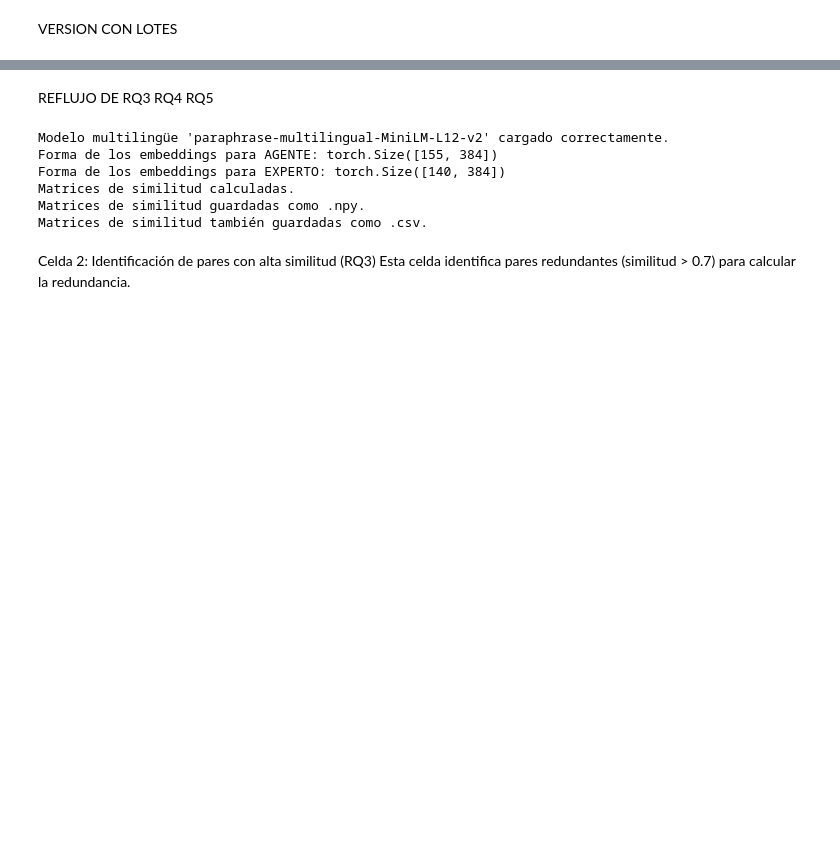
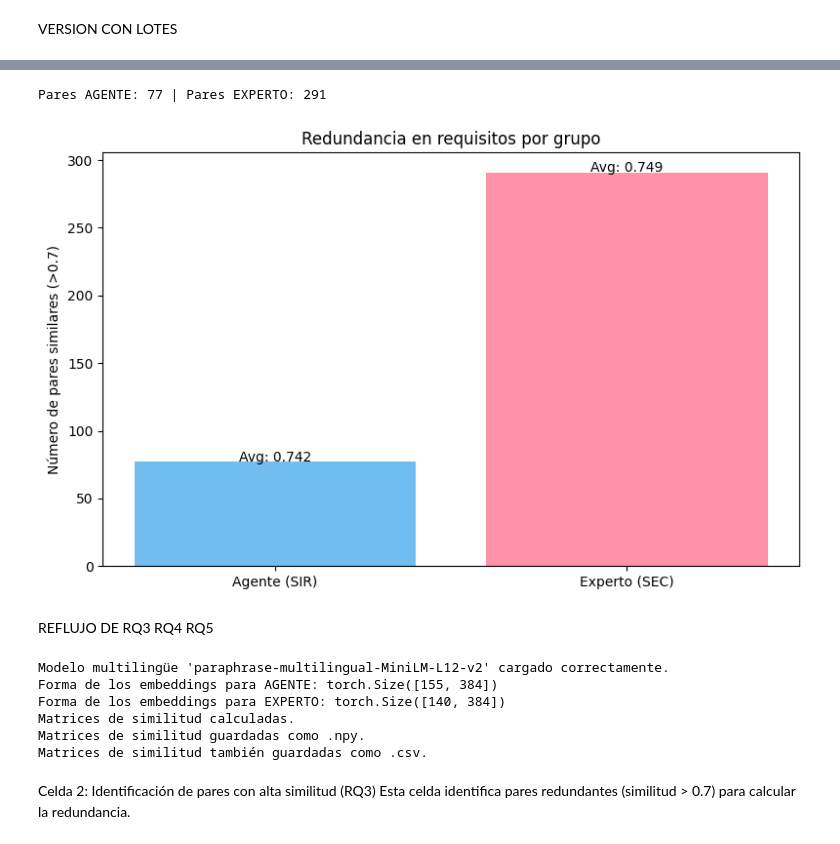
Before and after one commit to JorgeGarrido12/ValidacionRequisitos, a Jupyter notebook: validacion/validacion-notebook.ipynb, the cells around one changed output, grey strips where cells are left out. Cells and saved outputs as stored; diff of their text form; code cells hidden in the pictures; blank space fills up the shorter version.

```diff
--- a/validacion/validacion-notebook.ipynb
+++ b/validacion/validacion-notebook.ipynb
@@ -398,3 +411,70 @@ Gráfico de completitud guardado como completitud_comparison.png
+# %%
+import pandas as pd
+
+# --- Cargar matrices de similitud ---
+agent_similarity_matrix = pd.read_csv('RQ3/similarity_matrix_agente.csv').values
+expert_similarity_matrix = pd.read_csv('RQ3/similarity_matrix_experto.csv').values
+
+# --- Cargar requisitos AGENTE ---
+agent_df = pd.read_csv('RQ3-4-5/quick_scan_template_agente.csv')
+agent_requisitos = agent_df['descripcion'].fillna("").tolist()
+agent_ids = agent_df['requerimiento_id'].tolist()
+
+# --- Cargar requisitos EXPERTO desde archivo limpio ---
+expert_df = pd.read_csv('RQ3-4-5/checklist_human_clean.csv')
+expert_requisitos = expert_df['Descripción'].fillna("").tolist()
+expert_ids = expert_df['ID'].tolist()
+
+# --- Detectar pares similares ---
+def detectar_pares_similares(sim_matrix, ids, textos, umbral=0.7):
+    pares = []
+    for i in range(len(textos)):
+        for j in range(i + 1, len(textos)):
+            if sim_matrix[i][j] > umbral:
+                pares.append({
+                    'Req_1_ID': ids[i], 'Req_1': textos[i],
+                    'Req_2_ID': ids[j], 'Req_2': textos[j],
+                    'Similarity': sim_matrix[i][j]
+                })
+    return pares
+
+agent_pares = detectar_pares_similares(agent_similarity_matrix, agent_ids, agent_requisitos)
+expert_pares = detectar_pares_similares(expert_similarity_matrix, expert_ids, expert_requisitos)
+
+# --- Guardar resultados ---
+pd.DataFrame(agent_pares).to_csv('RQ3/high_similarity_pairs_agente.csv', index=False)
+pd.DataFrame(expert_pares).to_csv('RQ3/high_similarity_pairs_experto.csv', index=False)
+
+print(f"Pares AGENTE: {len(agent_pares)} | Pares EXPERTO: {len(expert_pares)}")
+# %% [output]
+Pares AGENTE: 77 | Pares EXPERTO: 291
+# %%
+import pandas as pd
+import matplotlib.pyplot as plt
+
+agente_df = pd.read_csv('RQ3/high_similarity_pairs_agente.csv')
+experto_df = pd.read_csv('RQ3/high_similarity_pairs_experto.csv')
+
+total_pairs_agente = len(agente_df)
+total_pairs_experto = len(experto_df)
+avg_sim_agente = agente_df['Similarity'].mean()
+avg_sim_experto = experto_df['Similarity'].mean()
+
+# Gráfico
+labels = ['Agente (SIR)', 'Experto (SEC)']
+totales = [total_pairs_agente, total_pairs_experto]
+promedios = [avg_sim_agente, avg_sim_experto]
+
+plt.figure(figsize=(8, 5))
+plt.bar(labels, totales, color=['#36A2EB', '#FF6384'], alpha=0.7)
+plt.ylabel('Número de pares similares (>0.7)')
+plt.title('Redundancia en requisitos por grupo')
+for i, v in enumerate(totales):
+    plt.text(i, v + 0.5, f'Avg: {promedios[i]:.3f}', ha='center')
+plt.tight_layout()
+plt.show()
+# %% [output]
+[figure, added]
 # %% [markdown]
 REFLUJO DE RQ3 RQ4 RQ5
 # %%
```
Also changed, not shown: parts of 12 cells of this notebook, 29 other files.
